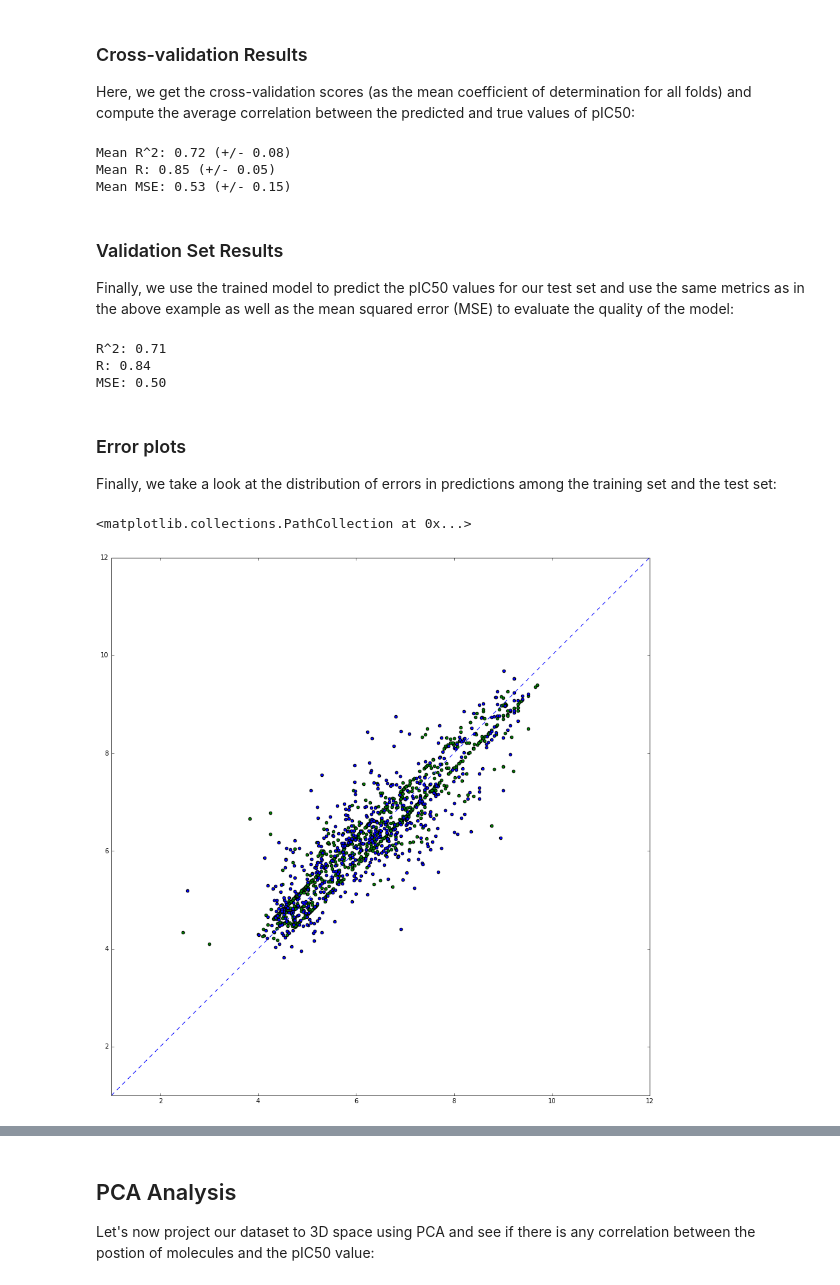
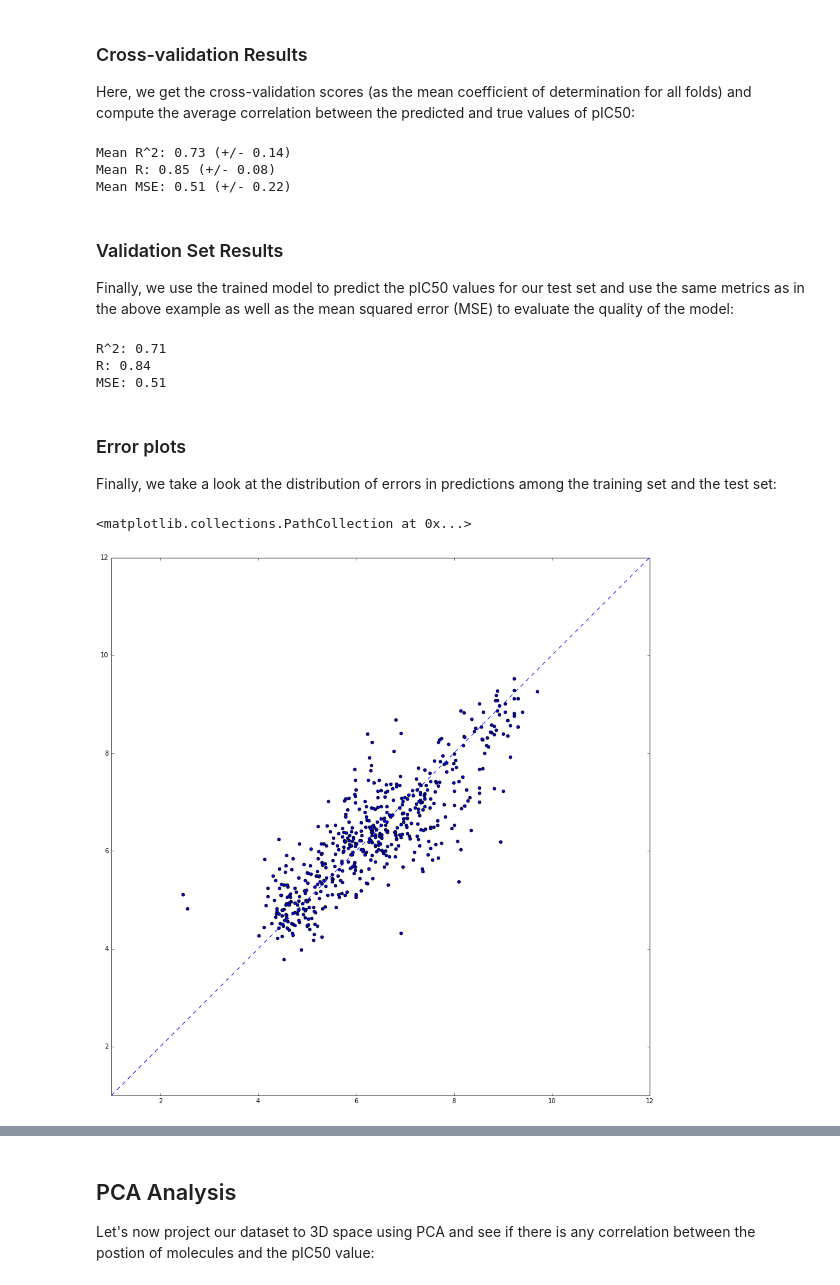
Before and after one commit to martin-sicho/MI_ADM, a Jupyter notebook: learn.ipynb, the cells around one changed output, grey strips where cells are left out. Cells and saved outputs as stored; diff of their text form; code cells hidden in the pictures.

```diff
--- a/learn.ipynb
+++ b/learn.ipynb
@@ -36,7 +36,7 @@ if os.path.exists('data.pickle') and not RELOAD:
     data = pickle.load(open('data.pickle', 'br'))
 else:
     data = fetch_learning_data(
-                ['MI-T-d480066c']
+                ['MI-T-15c25ba4']
                 , col_names_map={
                     settings.COMPOUNDS_TABLE + '_smiles' : 'smiles'
                     , settings.BIOACTIVITIES_TABLE + '_value' : 'ic50'
@@ -169,20 +169,23 @@ data.head(10)
 
 Next, we remove the features that are highly correlated with others:
 # %%
+correlated_descs = dict()
 def find_correlated(data):
-    correlation_matrix = data.iloc[:,1:].corr(method='spearman')
+    correlation_matrix = data.iloc[:,2:].corr(method='spearman')
     removed_descs = set()
     all_descs = correlation_matrix.columns.values
     for label in all_descs:
+        correlations_abs = correlation_matrix[label].abs()
+        mask = (correlations_abs > 0.7).values
+        correlated_names = all_descs[mask]
+        correlated_descs[label] = set(correlated_names)
+        correlated_descs[label].remove(label)
         if label not in removed_descs:
-            correlations_abs = correlation_matrix[label].abs()
-            mask = (correlations_abs > 0.7).values
-            to_remove = set(all_descs[mask])
-            to_remove.remove(label)
-            removed_descs.update(to_remove)
+            removed_descs.update(correlated_descs[label])
 
     return removed_descs
 
 update_data(data, find_correlated(data))
+pickle.dump(correlated_descs, open('correlated_descs_svr.pickle', 'bw'))
 data.head(10)
 # %% [output]
@@ -312,9 +318,9 @@ print("Mean R^2: %0.2f (+/- %0.2f)" % (scores.mean(), scores.std() * 2))
 print("Mean R: %0.2f (+/- %0.2f)" % (np.sqrt(scores).mean(), np.sqrt(scores).std() * 2))
 print("Mean MSE: %0.2f (+/- %0.2f)" % (abs(scores_mse.mean()), scores_mse.std() * 2))
 # %% [output]
-Mean R^2: 0.72 (+/- 0.08)
-Mean R: 0.85 (+/- 0.05)
-Mean MSE: 0.53 (+/- 0.15)
+Mean R^2: 0.73 (+/- 0.14)
+Mean R: 0.85 (+/- 0.08)
+Mean MSE: 0.51 (+/- 0.22)
 # %% [markdown]
 ### Validation Set Results
 
@@ -328,7 +334,7 @@ print("MSE: %0.2f" %  mean_squared_error(model.predict(descriptors_test), pIC50_
 # %% [output]
 R^2: 0.71
 R: 0.84
-MSE: 0.50
+MSE: 0.51
 # %% [markdown]
 ### Error plots
 
@@ -336,30 +342,30 @@ Finally, we take a look at the distribution of errors in predictions among the t
 # %%
 import matplotlib.pyplot as plt
 
 plt.rcParams["figure.figsize"] = [15, 15]
 span = (1,12)
 axes = plt.gca()
 axes.set_xlim(span)
 axes.set_ylim(span)
 
 plt.plot((span[0],span[1]), (span[0],span[1]), linestyle='--')
 
-plt.scatter(
-    pIC50_train
-    , model.predict(descriptors_train)
-    , c='green'
-    , s=20
-)
+# plt.scatter(
+#     pIC50_train
+#     , model.predict(descriptors_train)
+#     , c='green'
+#     , s=20
+# )
 
 plt.scatter(
     pIC50_test
     , model.predict(descriptors_test)
     , c='blue'
     , s=20
 )
 # %% [output]
 <matplotlib.collections.PathCollection at 0x...>
-[figure, old version]
+[figure, new version]
 # %%
 (pIC50_test - model.predict(descriptors_test)).abs().hist(bins=30).plot()
 # %% [output]
```
Also changed, not shown: parts of 8 cells of this notebook, 3 other files.
